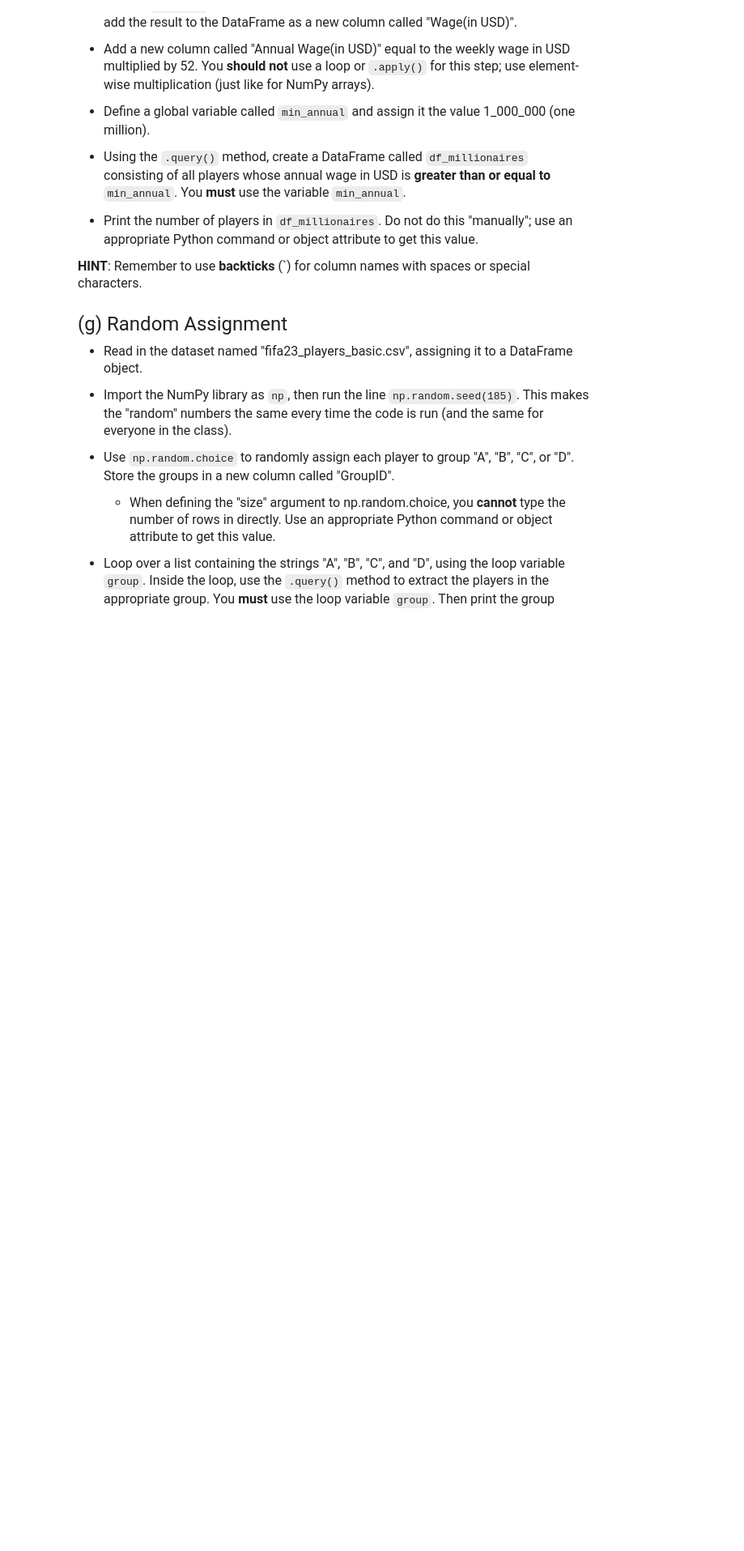
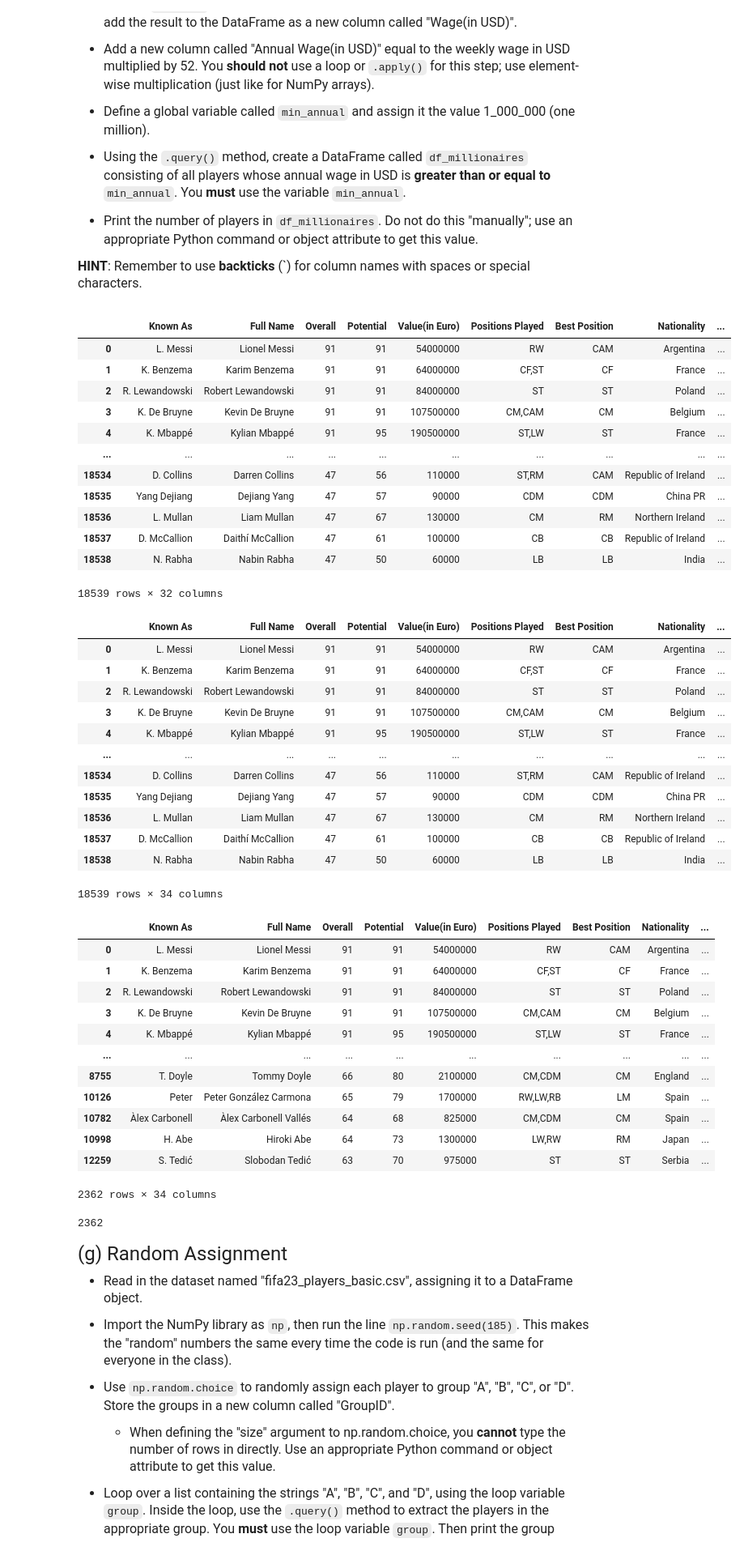
Before and after one commit to davidsjahn/datasci185fall2026, a Jupyter notebook: _assignments/assignment_07/Assignment7.ipynb, the cells around one changed output. Shown at 81% size. Saved outputs shown, nothing was run; the diff lists cells and outputs as text; code cells hidden in the pictures; blank space fills up the shorter version.

```diff
--- a/_assignments/assignment_07/Assignment7.ipynb
+++ b/_assignments/assignment_07/Assignment7.ipynb
@@ -160,3 +307,65 @@ import matplotlib.pyplot as plt
+# %%
+# Write your answer here:
+
+player_features = pd.read_csv('data/fifa23_players_basic.csv')
+display(player_features)
+
+def euro_to_usd(euro):
+    weekly_wage_usd = euro * 1.08
+    return weekly_wage_usd
+
+player_features["Wage(in USD)"] = player_features["Wage(in Euro)"].apply(euro_to_usd)
+
+player_features["Annual Wage(in USD)"] = player_features["Wage(in USD)"] * 52
+
+min_annual = 1000000
+display(player_features)
+
+df_millionaires = player_features.query('`Annual Wage(in USD)` >= @min_annual')
+display(df_millionaires)
+
+print(len(df_millionaires))
+# %% [output]
+|  | Known As | Full Name | Overall | Potential | Value(in Euro) | Positions Played | Best Position | Nationality | ... |
+| 0 | L. Messi | Lionel Messi | 91 | 91 | 54000000 | RW | CAM | Argentina | ... |
+| 1 | K. Benzema | Karim Benzema | 91 | 91 | 64000000 | CF,ST | CF | France | ... |
+| 2 | R. Lewandowski | Robert Lewandowski | 91 | 91 | 84000000 | ST | ST | Poland | ... |
+| 3 | K. De Bruyne | Kevin De Bruyne | 91 | 91 | 107500000 | CM,CAM | CM | Belgium | ... |
+| 4 | K. Mbappé | Kylian Mbappé | 91 | 95 | 190500000 | ST,LW | ST | France | ... |
+| ... | ... | ... | ... | ... | ... | ... | ... | ... | ... |
+| 18534 | D. Collins | Darren Collins | 47 | 56 | 110000 | ST,RM | CAM | Republic of Ireland | ... |
+| 18535 | Yang Dejiang | Dejiang Yang | 47 | 57 | 90000 | CDM | CDM | China PR | ... |
+| 18536 | L. Mullan | Liam Mullan | 47 | 67 | 130000 | CM | RM | Northern Ireland | ... |
+| 18537 | D. McCallion | Daithí McCallion | 47 | 61 | 100000 | CB | CB | Republic of Ireland | ... |
+| 18538 | N. Rabha | Nabin Rabha | 47 | 50 | 60000 | LB | LB | India | ... |
+18539 rows × 32 columns
+|  | Known As | Full Name | Overall | Potential | Value(in Euro) | Positions Played | Best Position | Nationality | ... |
+| 0 | L. Messi | Lionel Messi | 91 | 91 | 54000000 | RW | CAM | Argentina | ... |
+| 1 | K. Benzema | Karim Benzema | 91 | 91 | 64000000 | CF,ST | CF | France | ... |
+| 2 | R. Lewandowski | Robert Lewandowski | 91 | 91 | 84000000 | ST | ST | Poland | ... |
+| 3 | K. De Bruyne | Kevin De Bruyne | 91 | 91 | 107500000 | CM,CAM | CM | Belgium | ... |
+| 4 | K. Mbappé | Kylian Mbappé | 91 | 95 | 190500000 | ST,LW | ST | France | ... |
+| ... | ... | ... | ... | ... | ... | ... | ... | ... | ... |
+| 18534 | D. Collins | Darren Collins | 47 | 56 | 110000 | ST,RM | CAM | Republic of Ireland | ... |
+| 18535 | Yang Dejiang | Dejiang Yang | 47 | 57 | 90000 | CDM | CDM | China PR | ... |
+| 18536 | L. Mullan | Liam Mullan | 47 | 67 | 130000 | CM | RM | Northern Ireland | ... |
+| 18537 | D. McCallion | Daithí McCallion | 47 | 61 | 100000 | CB | CB | Republic of Ireland | ... |
+| 18538 | N. Rabha | Nabin Rabha | 47 | 50 | 60000 | LB | LB | India | ... |
+18539 rows × 34 columns
+|  | Known As | Full Name | Overall | Potential | Value(in Euro) | Positions Played | Best Position | Nationality | ... |
+| 0 | L. Messi | Lionel Messi | 91 | 91 | 54000000 | RW | CAM | Argentina | ... |
+| 1 | K. Benzema | Karim Benzema | 91 | 91 | 64000000 | CF,ST | CF | France | ... |
+| 2 | R. Lewandowski | Robert Lewandowski | 91 | 91 | 84000000 | ST | ST | Poland | ... |
+| 3 | K. De Bruyne | Kevin De Bruyne | 91 | 91 | 107500000 | CM,CAM | CM | Belgium | ... |
+| 4 | K. Mbappé | Kylian Mbappé | 91 | 95 | 190500000 | ST,LW | ST | France | ... |
+| ... | ... | ... | ... | ... | ... | ... | ... | ... | ... |
+| 8755 | T. Doyle | Tommy Doyle | 66 | 80 | 2100000 | CM,CDM | CM | England | ... |
+| 10126 | Peter | Peter González Carmona | 65 | 79 | 1700000 | RW,LW,RB | LM | Spain | ... |
+| 10782 | Àlex Carbonell | Àlex Carbonell Vallés | 64 | 68 | 825000 | CM,CDM | CM | Spain | ... |
+| 10998 | H. Abe | Hiroki Abe | 64 | 73 | 1300000 | LW,RW | RM | Japan | ... |
+| 12259 | S. Tedić | Slobodan Tedić | 63 | 70 | 975000 | ST | ST | Serbia | ... |
+2362 rows × 34 columns
+2362
 # %% [markdown]
 <font size = "5">
 
```
Also changed, not shown: parts of 14 cells of this notebook.
